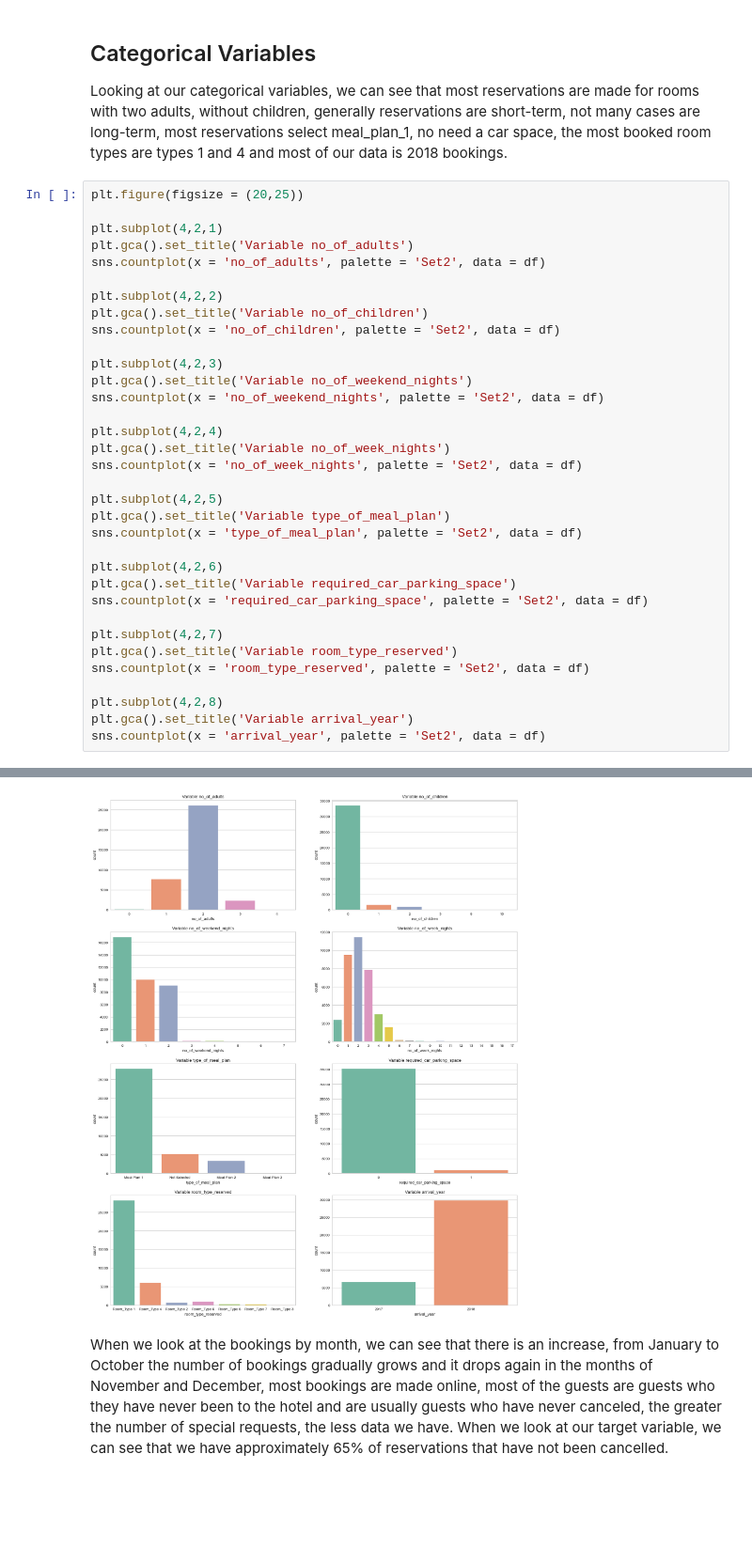
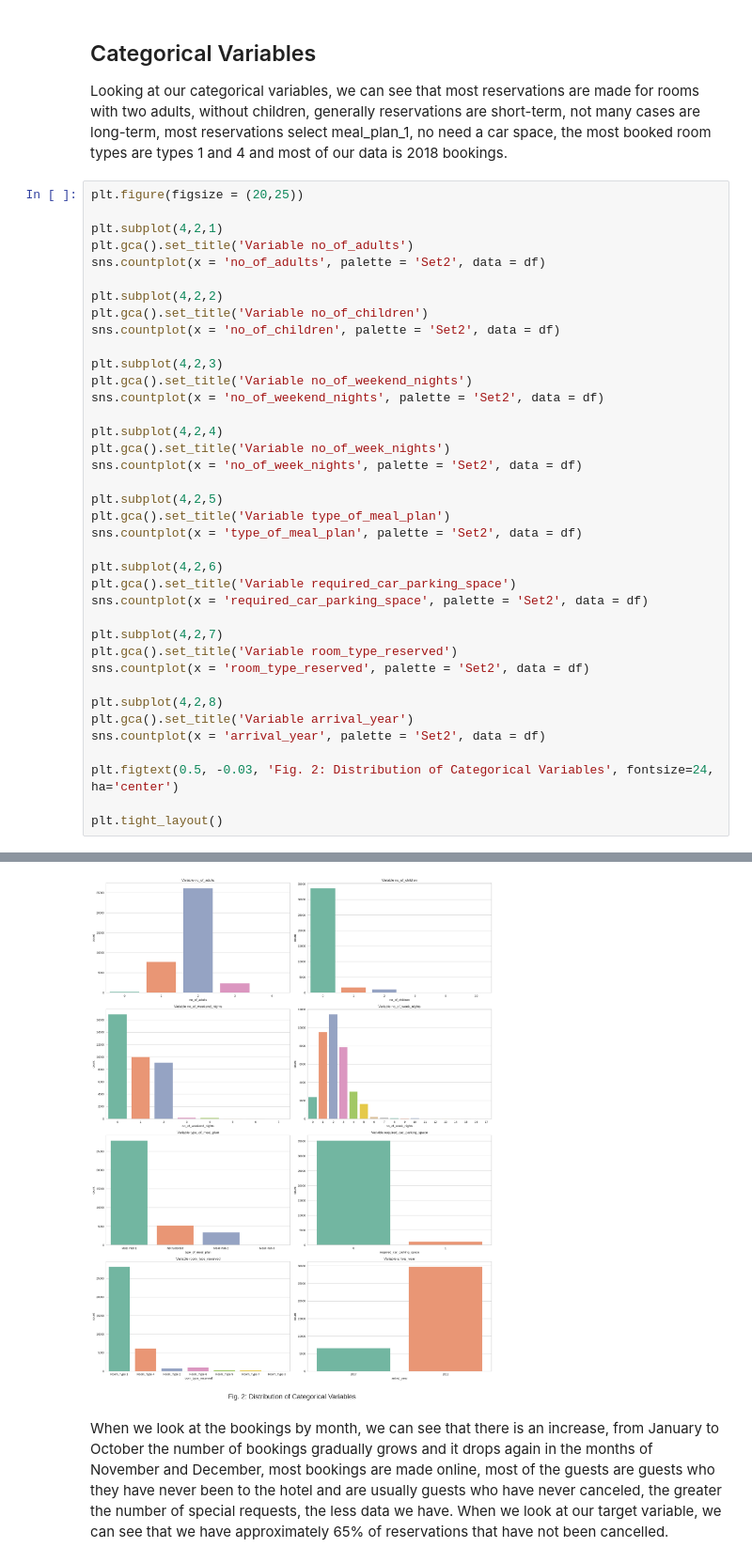
Before and after one commit to nthang2/Reserver-prediction, a Jupyter notebook: Hotel_Reservation.ipynb, the cells around one changed output, grey strips where cells are left out. Shown at 94% size. Cells and saved outputs as stored; diff of their text form; blank space fills up the shorter version.

```diff
--- a/Hotel_Reservation.ipynb
+++ b/Hotel_Reservation.ipynb
@@ -185,4 +187,8 @@ sns.countplot(x = 'room_type_reserved', palette = 'Set2', data = df)
 plt.subplot(4,2,8)
 plt.gca().set_title('Variable arrival_year')
 sns.countplot(x = 'arrival_year', palette = 'Set2', data = df)
+
+plt.figtext(0.5, -0.03, 'Fig. 2: Distribution of Categorical Variables', fontsize=24, ha='center')
+
+plt.tight_layout()
 # %% [output]
@@ -190,2 +195,2 @@ sns.countplot(x = 'arrival_year', palette = 'Set2', data = df)
-[figure, old version]
+[figure, new version]
 # %% [markdown]
```
Also changed, not shown: parts of 2 cells of this notebook.
